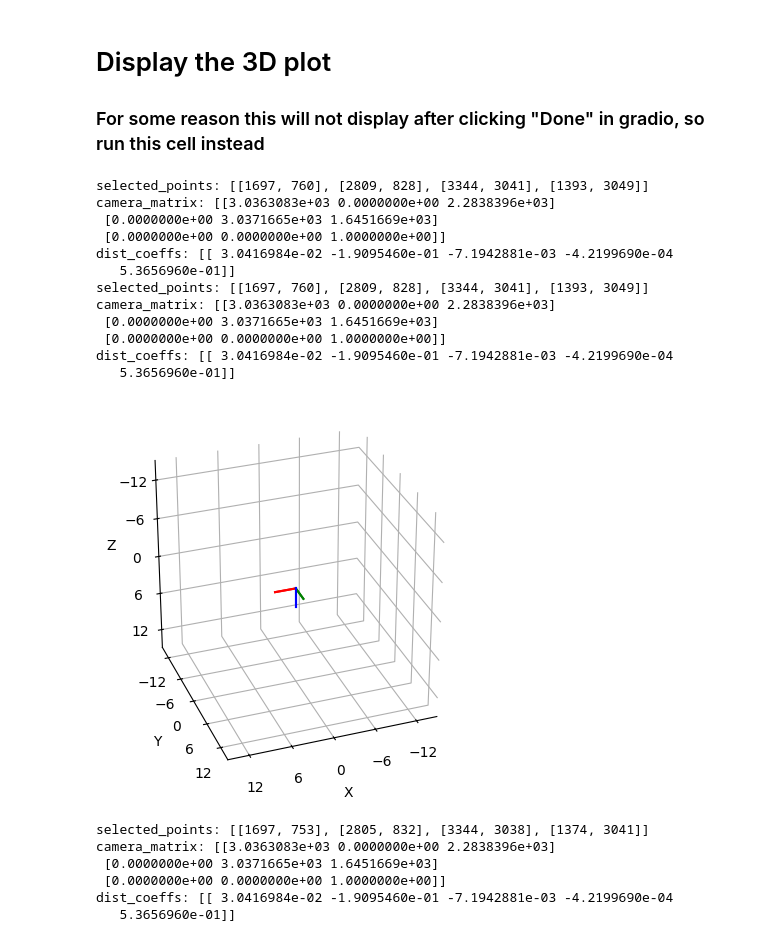
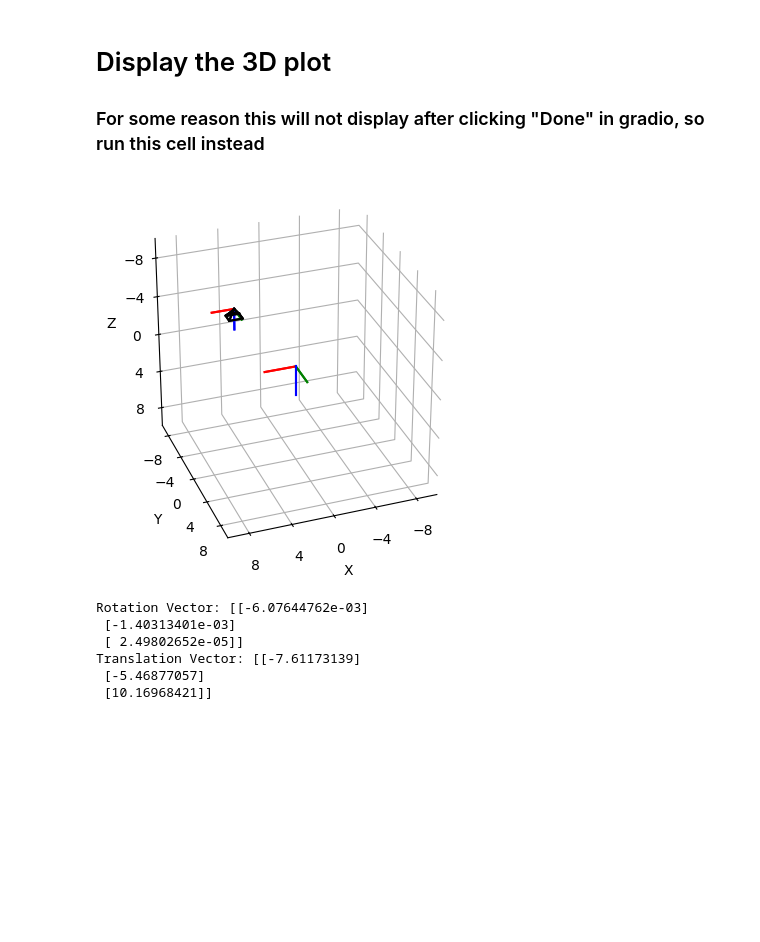
Before and after one commit to Tiromachelan/camera-pose-estimator, a Jupyter notebook: camera_pose.ipynb, the cells around one changed output. Drawn from its saved outputs; the diff is of its cells as text; code cells hidden in the pictures; blank space fills up the shorter version.

```diff
--- a/camera_pose.ipynb
+++ b/camera_pose.ipynb
@@ -193,18 +146,18 @@ def estimate_pose_opencv():
     with open('selected_points.json', 'r') as f:
         selected_points = json.load(f)
     image_points = np.array(selected_points, dtype=np.float32)
-    print(f"selected_points: {selected_points}")
+    #print(f"selected_points: {selected_points}")
 
     # Read camera matrix and distortion coefficients from json
     with open('calibration.json', 'r') as f:
         calib_data = json.load(f)
     camera_matrix = np.array(calib_data['camera_matrix'], dtype=np.float32)
     dist_coeffs = np.array(calib_data['distortion_coefficients'], dtype=np.float32)
-    print(f"camera_matrix: {camera_matrix}")
-    print(f"dist_coeffs: {dist_coeffs}")
+    #print(f"camera_matrix: {camera_matrix}")
+    #print(f"dist_coeffs: {dist_coeffs}")
 
     # Calculate the model points, using pixels as units
-    model_points = np.array([[x, y, 0] for x, y in selected_points], dtype=np.float32)
+    model_points = np.array([[x / 300, y / 300, 0] for x, y in selected_points], dtype=np.float32) # Divide by 300 to scale it down
     model_points = np.array(model_points, dtype=np.float32)
 
     # Solve PnP
@@ -382,53 +335,44 @@ class Visualizer:
     Omega, _ = cv.Rodrigues(Omega)
 
     # Camera pose, i.e., the matrix [R t] of extrinsic parameters
     Rt = np.block([Omega.T, -Omega.T @ tau.reshape(3, 1)])
 
     # Convert Rt from 3x4 to a 4x4 transformation matrix
     Rt = np.vstack([Rt, [0, 0, 0, 1]])
 
     cam2world = Rt
     ax = pt.plot_transform(A2B=cam2world, s=2)
     pc.plot_camera(
         ax,
         cam2world=cam2world,
         M=Lambda,
         sensor_size=sensor_size,
         virtual_image_distance=virtual_image_distance,
     )
 
     # World frame
     cam2world = pt.transform_from_pq([0, 0, 0, 0, 0, 0, 0])
     pt.plot_transform(ax, A2B=cam2world, s=3)
 
     ax.view_init(30, 70)
-    ax.set_xlim(-15, 15)
-    ax.set_ylim(-15, 15)
-    ax.set_zlim(-15, 15)
+    ax.set_xlim(-10, 10)
+    ax.set_ylim(-10, 10)
+    ax.set_zlim(-10, 10)
     ax.invert_zaxis() # It looks upside down without this
     #plt.savefig("pose_plot.png")
     #display(Image(filename="pose_plot.png"))
 
     plt.show()
+    print(f"Rotation Vector: {rotation_vector}")
+    print(f"Translation Vector: {translation_vector}")
 
-Visualizer.visualize(estimate_pose_opencv()[0], estimate_pose_opencv()[1])
+rotation_vector, translation_vector = estimate_pose_opencv()
+Visualizer.visualize(rotation_vector, translation_vector)
 # %% [output]
+[figure, new version]
-selected_points: [[1697, 760], [2809, 828], [3344, 3041], [1393, 3049]]
-camera_matrix: [[3.0363083e+03 0.0000000e+00 2.2838396e+03]
- [0.0000000e+00 3.0371665e+03 1.6451669e+03]
- [0.0000000e+00 0.0000000e+00 1.0000000e+00]]
-dist_coeffs: [[ 3.0416984e-02 -1.9095460e-01 -7.1942881e-03 -4.2199690e-04
-   5.3656960e-01]]
-selected_points: [[1697, 760], [2809, 828], [3344, 3041], [1393, 3049]]
-camera_matrix: [[3.0363083e+03 0.0000000e+00 2.2838396e+03]
- [0.0000000e+00 3.0371665e+03 1.6451669e+03]
- [0.0000000e+00 0.0000000e+00 1.0000000e+00]]
-dist_coeffs: [[ 3.0416984e-02 -1.9095460e-01 -7.1942881e-03 -4.2199690e-04
-   5.3656960e-01]]
+Rotation Vector: [[-6.07644762e-03]
+ [-1.40313401e-03]
+ [ 2.49802652e-05]]
+Translation Vector: [[-7.61173139]
+ [-5.46877057]
+ [10.16968421]]
-[figure, old version]
-selected_points: [[1697, 753], [2805, 832], [3344, 3038], [1374, 3041]]
-camera_matrix: [[3.0363083e+03 0.0000000e+00 2.2838396e+03]
- [0.0000000e+00 3.0371665e+03 1.6451669e+03]
- [0.0000000e+00 0.0000000e+00 1.0000000e+00]]
-dist_coeffs: [[ 3.0416984e-02 -1.9095460e-01 -7.1942881e-03 -4.2199690e-04
-   5.3656960e-01]]
```
Also changed, not shown: parts of 3 cells of this notebook.
